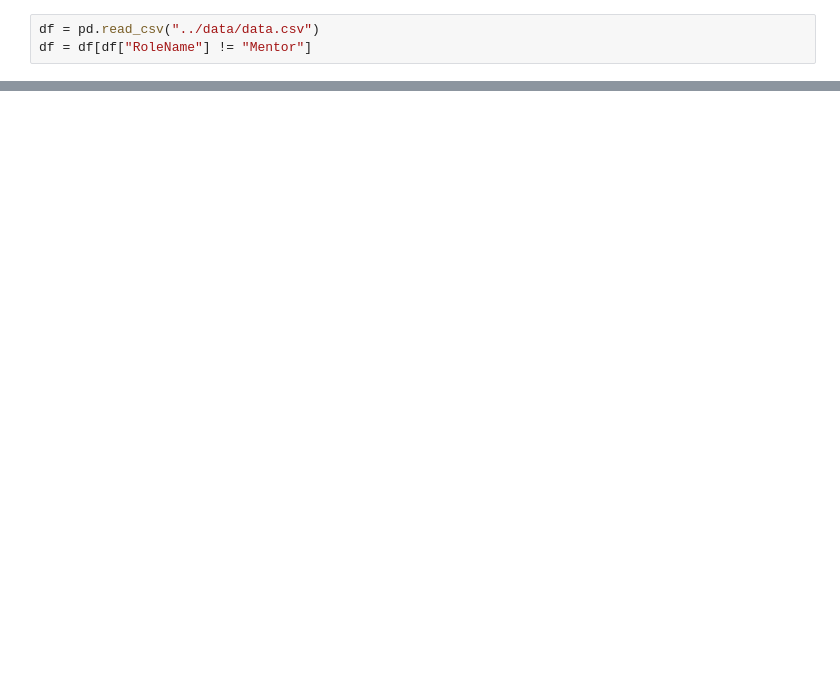
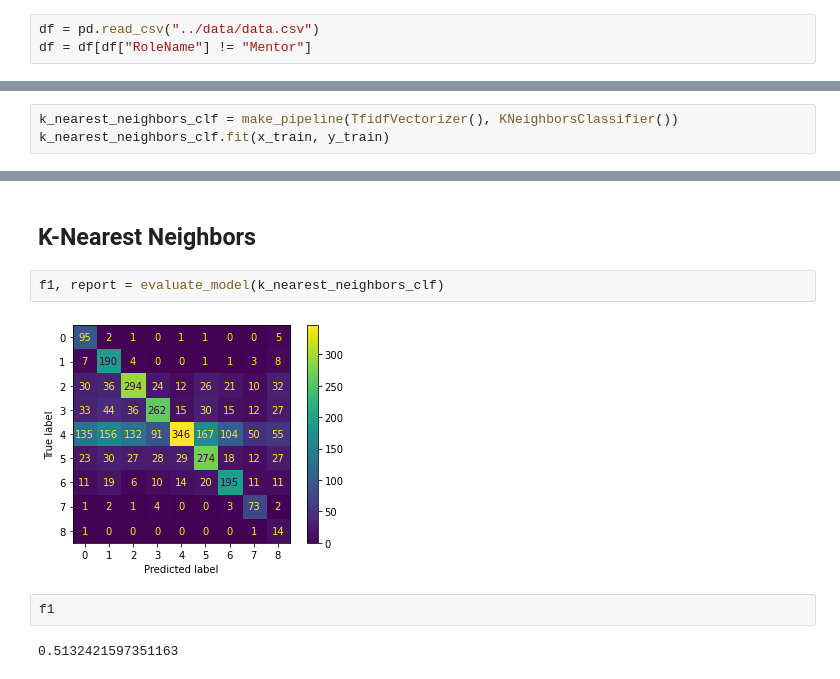
Before and after one commit to KamWithK/VirtualInternshipAnalysis, a Jupyter notebook: notebooks/tfidf.ipynb, the cells around one changed output, grey strips where cells are left out. Saved outputs shown, nothing was run; the diff lists cells and outputs as text; blank space fills up the shorter version.

Commit message:
Tested TF-IDF with more classifiers

```diff
--- a/notebooks/tfidf.ipynb
+++ b/notebooks/tfidf.ipynb
@@ -27,0 +61,3 @@ _, x_test, _, y_test = train_test_split(df["content"], df["OutcomeScore"], train
+# %%
+k_nearest_neighbors_clf = make_pipeline(TfidfVectorizer(), KNeighborsClassifier())
+k_nearest_neighbors_clf.fit(x_train, y_train)
@@ -64,0 +151,10 @@ plot_confusion_matrix(text_clf, x_test, y_test);
+# %% [markdown]
+## K-Nearest Neighbors
+# %%
+f1, report = evaluate_model(k_nearest_neighbors_clf)
+# %% [output]
+[figure, added]
+# %%
+f1
+# %% [output]
+0.5132421597351163
```
Also changed, not shown: parts of 36 cells of this notebook.
